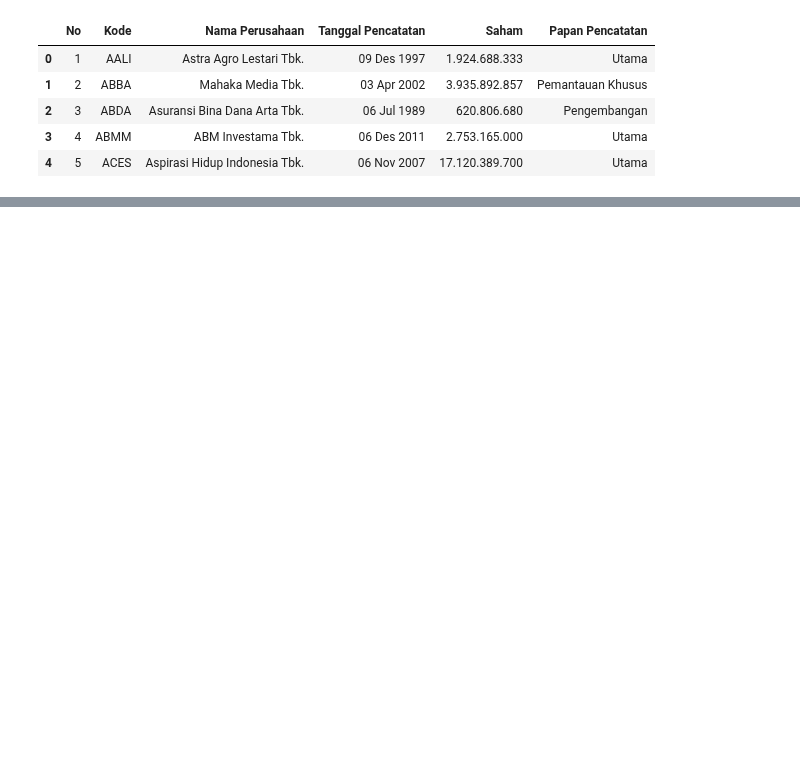
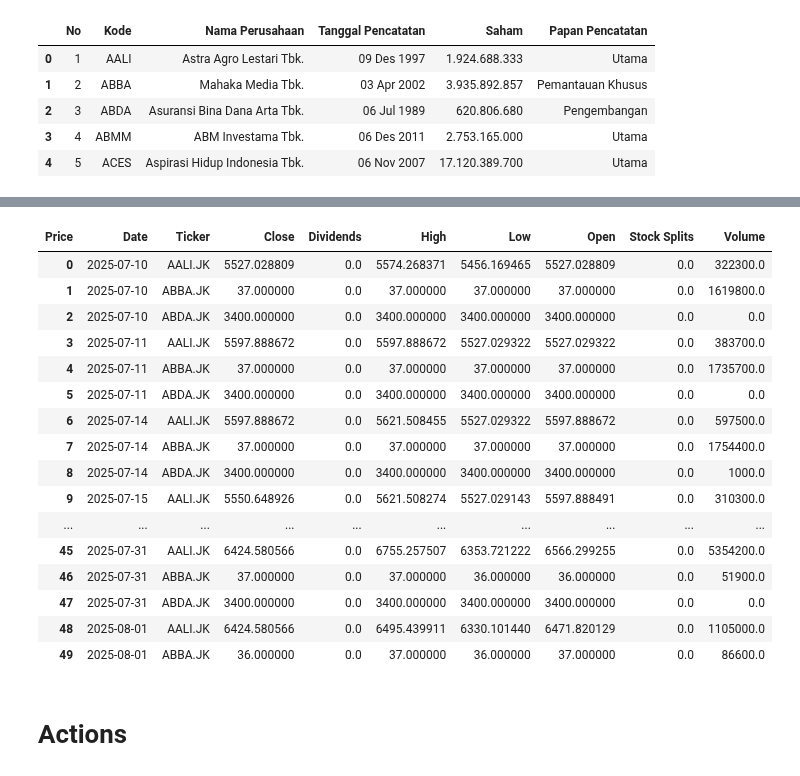
Before and after one commit to Zakihran13/indonesia-stock-pipeline, a Jupyter notebook: src/extract/yfinance.ipynb, the cells around one changed output, grey strips where cells are left out. Saved outputs shown, nothing was run; the diff lists cells and outputs as text; code cells hidden in the pictures; blank space fills up the shorter version.

```diff
--- a/src/extract/yfinance.ipynb
+++ b/src/extract/yfinance.ipynb
@@ -2,9 +2,7 @@
 import yfinance as yf
 import pandas as pd
 # %%
-all_tickers = pd.read_excel(
-    r"C:\Users\zakis\Downloads\Daftar Saham  - 20260707.xlsx"
-)
+all_tickers = pd.read_json(r"C:\Users\zakis\OneDrive\Desktop\indonesia-stock-pipeline\data\indonesian_stock_list.json")
 
 all_tickers.head()
 # %% [output]
@@ -18,0 +31,2 @@ all_tickers.to_json(r"C:\Users\zakis\OneDrive\Desktop\indonesia-stock-pipeline\d
+# %%
+all_tickers['Kode Jakarta'] = all_tickers['Kode'] + ".JK"
@@ -18,0 +237,3 @@ all_tickers.to_json(r"C:\Users\zakis\OneDrive\Desktop\indonesia-stock-pipeline\d
+# %%
+sample_stockss = " ".join(all_tickers["Kode Jakarta"].tolist()[:3])
+sample_stockss
@@ -18,0 +242,3 @@ all_tickers.to_json(r"C:\Users\zakis\OneDrive\Desktop\indonesia-stock-pipeline\d
+# %%
+yfinance = yf.Tickers(sample_stockss)
+price_data = yfinance.history(period="1y")
@@ -18,0 +259,25 @@ all_tickers.to_json(r"C:\Users\zakis\OneDrive\Desktop\indonesia-stock-pipeline\d
+# %%
+df_flat = price_data.stack(level=1).rename_axis(['Date', 'Ticker']).reset_index()
+
+# Check the new structure
+display(df_flat.head(50))
+# %% [output]
+| Price | Date | Ticker | Close | Dividends | High | Low | Open | Stock Splits | Volume |
+| 0 | 2025-07-10 | AALI.JK | 5527.028809 | 0.0 | 5574.268371 | 5456.169465 | 5527.028809 | 0.0 | 322300.0 |
+| 1 | 2025-07-10 | ABBA.JK | 37.000000 | 0.0 | 37.000000 | 37.000000 | 37.000000 | 0.0 | 1619800.0 |
+| 2 | 2025-07-10 | ABDA.JK | 3400.000000 | 0.0 | 3400.000000 | 3400.000000 | 3400.000000 | 0.0 | 0.0 |
+| 3 | 2025-07-11 | AALI.JK | 5597.888672 | 0.0 | 5597.888672 | 5527.029322 | 5527.029322 | 0.0 | 383700.0 |
+| 4 | 2025-07-11 | ABBA.JK | 37.000000 | 0.0 | 37.000000 | 37.000000 | 37.000000 | 0.0 | 1735700.0 |
+| 5 | 2025-07-11 | ABDA.JK | 3400.000000 | 0.0 | 3400.000000 | 3400.000000 | 3400.000000 | 0.0 | 0.0 |
+| 6 | 2025-07-14 | AALI.JK | 5597.888672 | 0.0 | 5621.508455 | 5527.029322 | 5597.888672 | 0.0 | 597500.0 |
+| 7 | 2025-07-14 | ABBA.JK | 37.000000 | 0.0 | 37.000000 | 37.000000 | 37.000000 | 0.0 | 1754400.0 |
+| 8 | 2025-07-14 | ABDA.JK | 3400.000000 | 0.0 | 3400.000000 | 3400.000000 | 3400.000000 | 0.0 | 1000.0 |
+| 9 | 2025-07-15 | AALI.JK | 5550.648926 | 0.0 | 5621.508274 | 5527.029143 | 5597.888491 | 0.0 | 310300.0 |
+| ... | ... | ... | ... | ... | ... | ... | ... | ... | ... |
+| 45 | 2025-07-31 | AALI.JK | 6424.580566 | 0.0 | 6755.257507 | 6353.721222 | 6566.299255 | 0.0 | 5354200.0 |
+| 46 | 2025-07-31 | ABBA.JK | 37.000000 | 0.0 | 37.000000 | 36.000000 | 36.000000 | 0.0 | 51900.0 |
+| 47 | 2025-07-31 | ABDA.JK | 3400.000000 | 0.0 | 3400.000000 | 3400.000000 | 3400.000000 | 0.0 | 0.0 |
+| 48 | 2025-08-01 | AALI.JK | 6424.580566 | 0.0 | 6495.439911 | 6330.101440 | 6471.820129 | 0.0 | 1105000.0 |
+| 49 | 2025-08-01 | ABBA.JK | 36.000000 | 0.0 | 37.000000 | 36.000000 | 37.000000 | 0.0 | 86600.0 |
+# %% [markdown]
+# Actions
```
Also changed, not shown: parts of 23 cells of this notebook, 13 other files.
